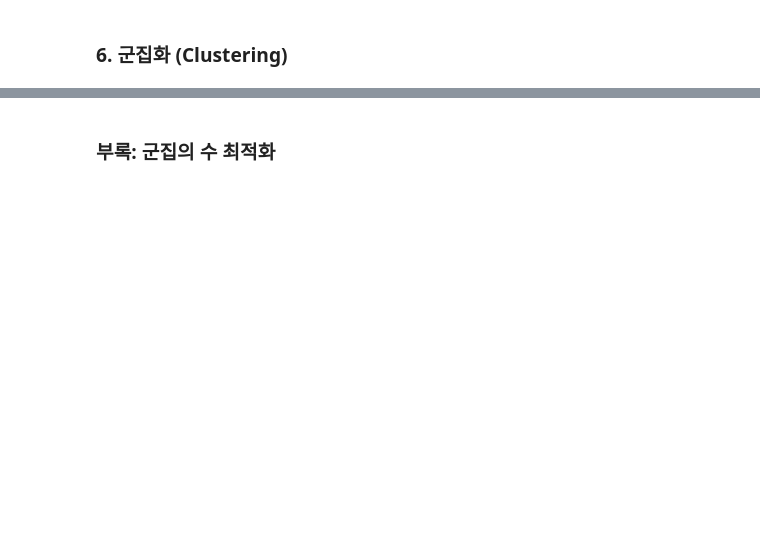
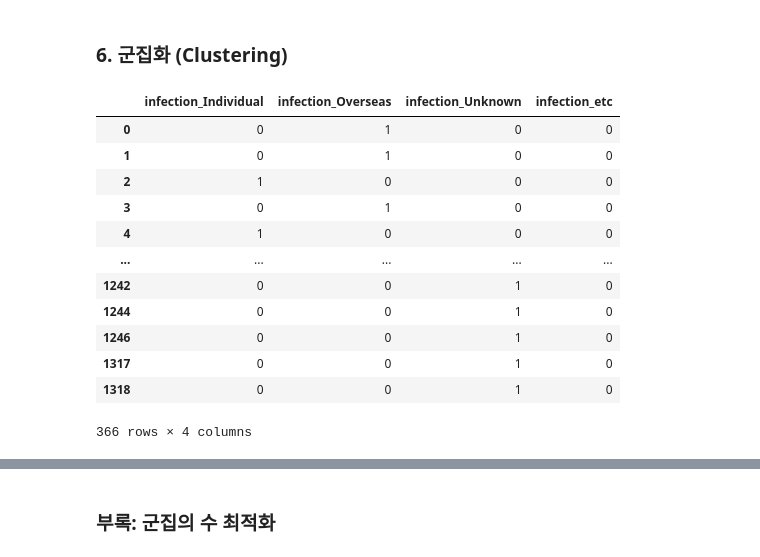
Before and after one commit to SeoMinJong/-, a Jupyter notebook: Covid_Insight_study.ipynb, the cells around one changed output, grey strips where cells are left out. Saved outputs shown, nothing was run; the diff lists cells and outputs as text; code cells hidden in the pictures; blank space fills up the shorter version.

```diff
--- a/Covid_Insight_study.ipynb
+++ b/Covid_Insight_study.ipynb
@@ -405,4 +491,6 @@ print("Number of Rows After = {}".format(len(df_joined)))
 # %%
 # contact_number가 결측치가 아니고 '-'가 아닌 행들만 가져온다. '-'는 오류로 유입된 값인듯.
 res = df_joined.contact_number
-df_joined = df_joined[~res.isnull() & (res != '-')]
+df_joined = df_joined[~res.isnull()]
+df_joined = df_joined[res != '-']
+# df_joined = df_joined[~res.isnull() & (res != '-')]
@@ -427,5 +549,22 @@ plt.show()
 # %% [markdown]
 ### 6. 군집화 (Clustering)
+# %%
+# 원핫 엔코딩과 역활이 같지만 drop_first를 사용해서 첫 열을 날려줄 수 있다.
+pd.get_dummies(df4.infection_cause, prefix='infection',drop_first=True)
+# %% [output]
+|  | infection_Individual | infection_Overseas | infection_Unknown | infection_etc |
+| 0 | 0 | 1 | 0 | 0 |
+| 1 | 0 | 1 | 0 | 0 |
+| 2 | 1 | 0 | 0 | 0 |
+| 3 | 0 | 1 | 0 | 0 |
+| 4 | 1 | 0 | 0 | 0 |
+| ... | ... | ... | ... | ... |
+| 1242 | 0 | 0 | 1 | 0 |
+| 1244 | 0 | 0 | 1 | 0 |
+| 1246 | 0 | 0 | 1 | 0 |
+| 1317 | 0 | 0 | 1 | 0 |
+| 1318 | 0 | 0 | 1 | 0 |
+366 rows × 4 columns
 # %%
 # Infection_cause를 가변수 처리한다.
 df4 = df4.join(pd.get_dummies(df4.infection_cause, prefix='infection',drop_first=False))
```
Also changed, not shown: parts of 40 cells of this notebook.
